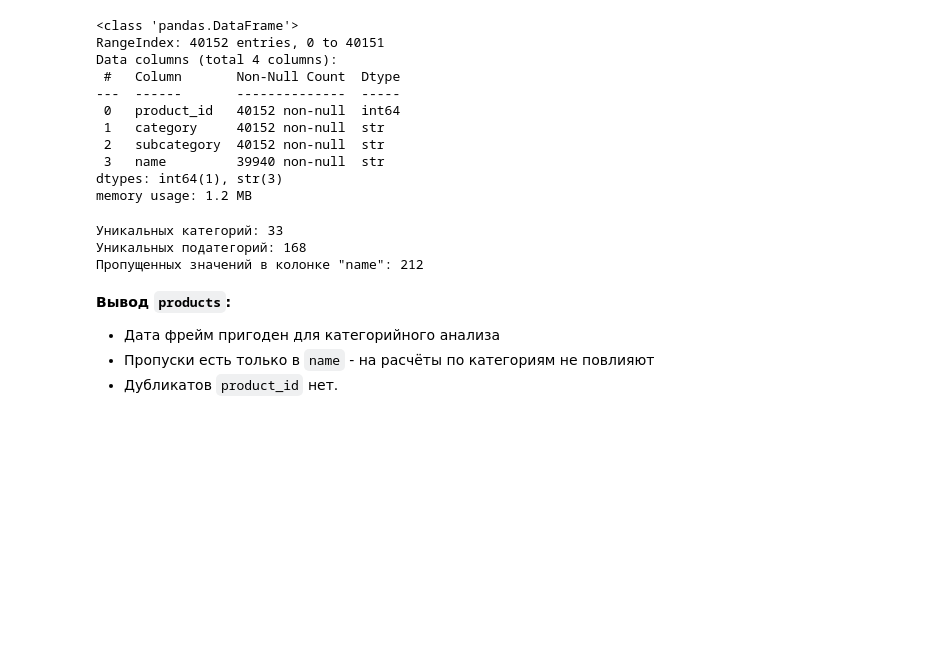
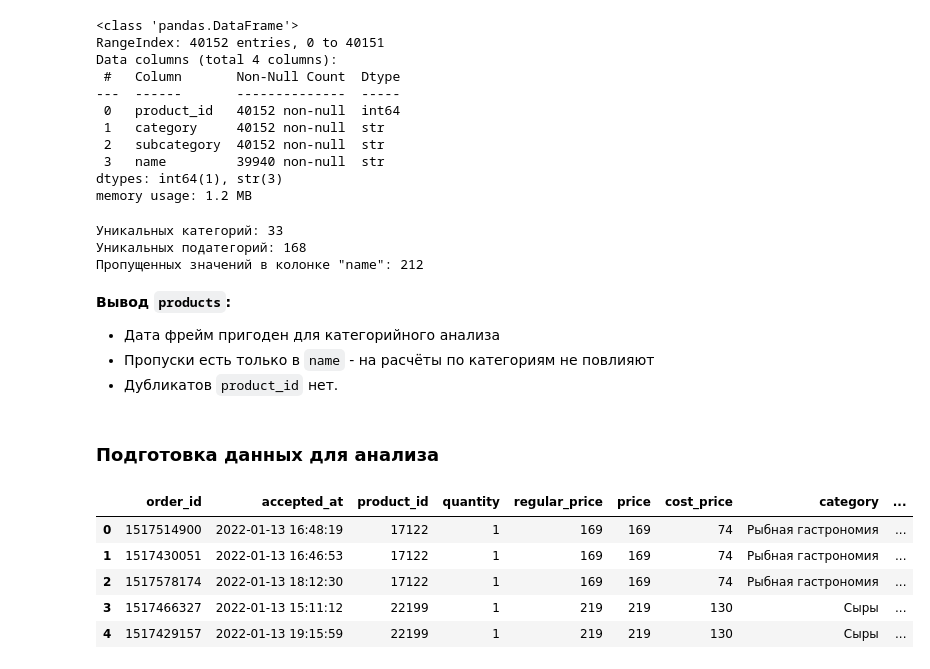
Before and after one commit to artkriukov/portfolio, a Jupyter notebook: grocery-category-analytics/grocery-category-analytics.ipynb, the cells around one changed output. Cells and saved outputs as stored; diff of their text form; code cells hidden in the pictures; blank space fills up the shorter version.

Commit message:
[grocery-category-analytics] performed data preparation for analysis

```diff
--- a/grocery-category-analytics/grocery-category-analytics.ipynb
+++ b/grocery-category-analytics/grocery-category-analytics.ipynb
@@ -142,3 +142,16 @@ print(f'Пропущенных значений в колонке "name": {produ
 - Дата фрейм пригоден для категорийного анализа
 - Пропуски есть только в `name` - на расчёты по категориям не повлияют
 - Дубликатов `product_id` нет.
+# %% [markdown]
+### Подготовка данных для анализа
+# %%
+df = orders.merge(products, on='product_id', how='inner')
+# %%
+df.head()
+# %% [output]
+|  | order_id | accepted_at | product_id | quantity | regular_price | price | cost_price | category | ... |
+| 0 | 1517514900 | 2022-01-13 16:48:19 | 17122 | 1 | 169 | 169 | 74 | Рыбная гастрономия | ... |
+| 1 | 1517430051 | 2022-01-13 16:46:53 | 17122 | 1 | 169 | 169 | 74 | Рыбная гастрономия | ... |
+| 2 | 1517578174 | 2022-01-13 18:12:30 | 17122 | 1 | 169 | 169 | 74 | Рыбная гастрономия | ... |
+| 3 | 1517466327 | 2022-01-13 15:11:12 | 22199 | 1 | 219 | 219 | 130 | Сыры | ... |
+| 4 | 1517429157 | 2022-01-13 19:15:59 | 22199 | 1 | 219 | 219 | 130 | Сыры | ... |
```
Also changed, not shown: parts of 2 cells of this notebook.
